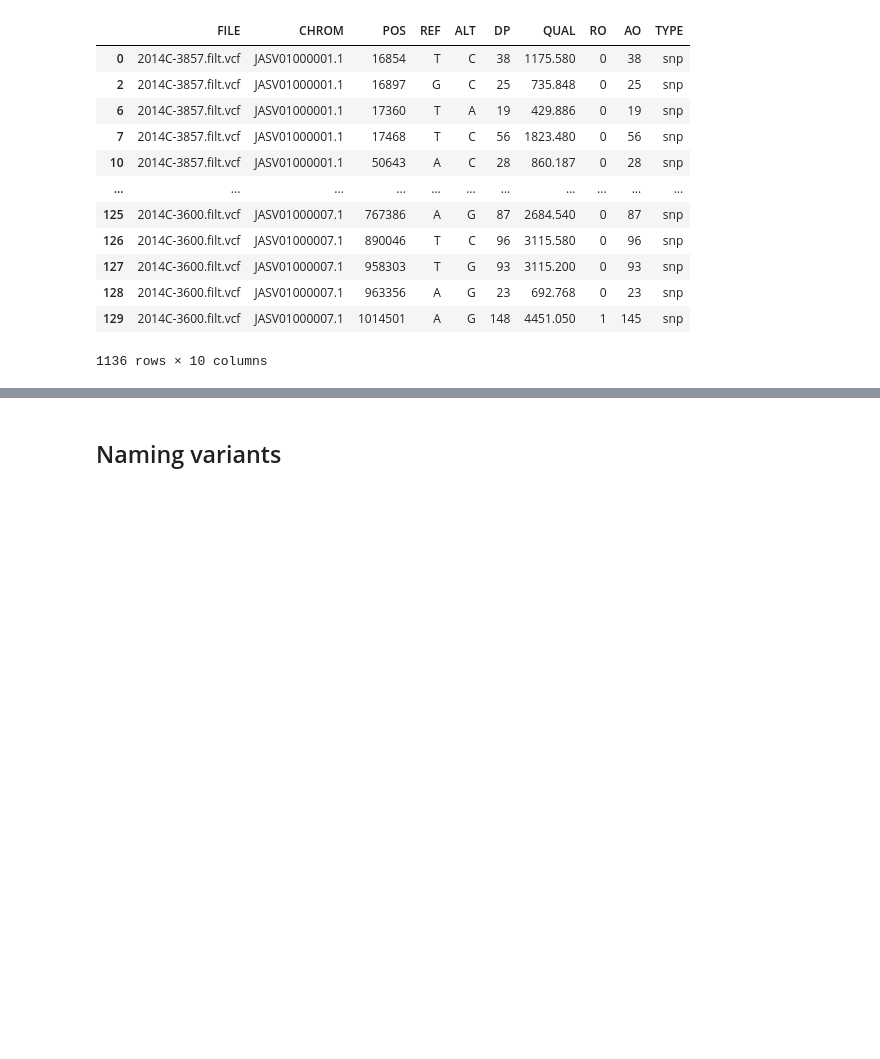
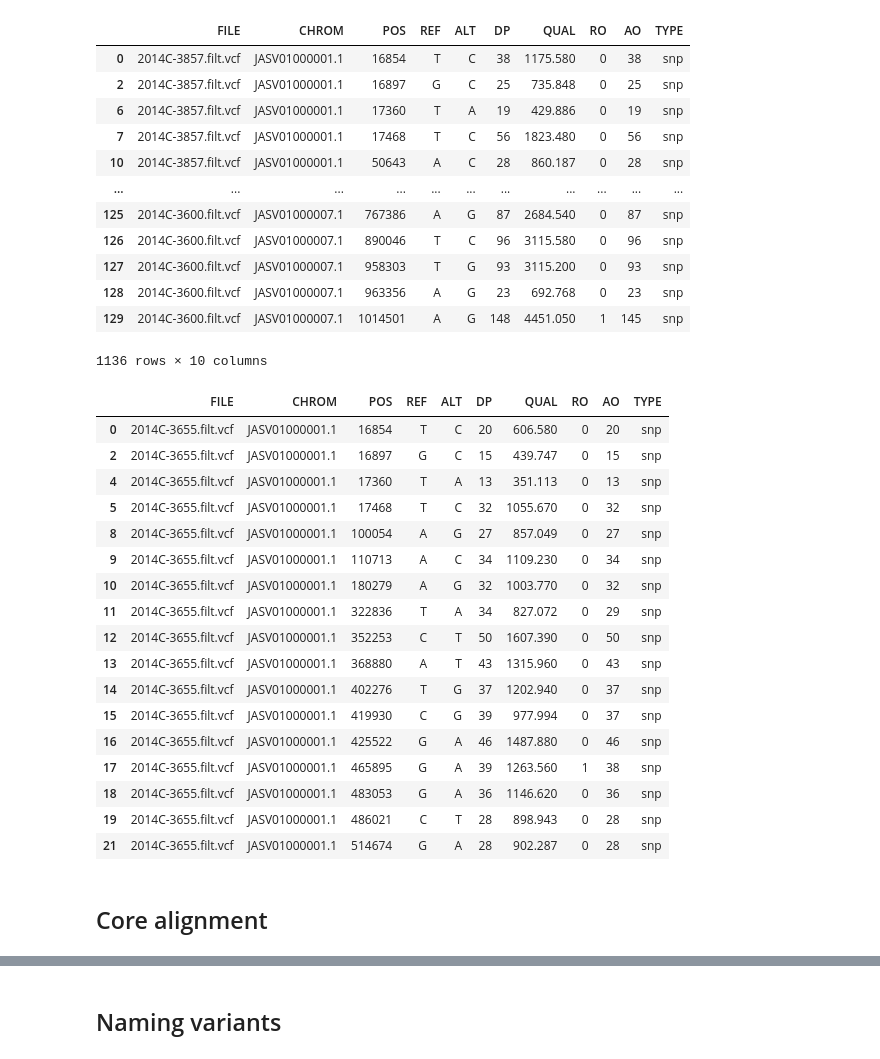
Before and after one commit to apetkau/variant-repo-test, a Jupyter notebook: load-vcf.ipynb, the cells around one changed output, grey strips where cells are left out. Cells and saved outputs as stored; diff of their text form; code cells hidden in the pictures; blank space fills up the shorter version.

```diff
--- a/load-vcf.ipynb
+++ b/load-vcf.ipynb
@@ -151,3 +153,24 @@ df
 | 128 | 2014C-3600.filt.vcf | JASV01000007.1 | 963356 | A | G | 23 | 692.768 | 0 | 23 | snp |
 | 129 | 2014C-3600.filt.vcf | JASV01000007.1 | 1014501 | A | G | 148 | 4451.050 | 1 | 145 | snp |
 1136 rows × 10 columns
+# %%
+df[(df['CHROM'] == 'JASV01000001.1') & (df['FILE'] == '2014C-3655.filt.vcf')].sort_values('POS')
+# %% [output]
+|  | FILE | CHROM | POS | REF | ALT | DP | QUAL | RO | AO | TYPE |
+| 0 | 2014C-3655.filt.vcf | JASV01000001.1 | 16854 | T | C | 20 | 606.580 | 0 | 20 | snp |
+| 2 | 2014C-3655.filt.vcf | JASV01000001.1 | 16897 | G | C | 15 | 439.747 | 0 | 15 | snp |
+| 4 | 2014C-3655.filt.vcf | JASV01000001.1 | 17360 | T | A | 13 | 351.113 | 0 | 13 | snp |
+| 5 | 2014C-3655.filt.vcf | JASV01000001.1 | 17468 | T | C | 32 | 1055.670 | 0 | 32 | snp |
+| 8 | 2014C-3655.filt.vcf | JASV01000001.1 | 100054 | A | G | 27 | 857.049 | 0 | 27 | snp |
+| 9 | 2014C-3655.filt.vcf | JASV01000001.1 | 110713 | A | C | 34 | 1109.230 | 0 | 34 | snp |
+| 10 | 2014C-3655.filt.vcf | JASV01000001.1 | 180279 | A | G | 32 | 1003.770 | 0 | 32 | snp |
+| 11 | 2014C-3655.filt.vcf | JASV01000001.1 | 322836 | T | A | 34 | 827.072 | 0 | 29 | snp |
+| 12 | 2014C-3655.filt.vcf | JASV01000001.1 | 352253 | C | T | 50 | 1607.390 | 0 | 50 | snp |
+| 13 | 2014C-3655.filt.vcf | JASV01000001.1 | 368880 | A | T | 43 | 1315.960 | 0 | 43 | snp |
+| 14 | 2014C-3655.filt.vcf | JASV01000001.1 | 402276 | T | G | 37 | 1202.940 | 0 | 37 | snp |
+| 15 | 2014C-3655.filt.vcf | JASV01000001.1 | 419930 | C | G | 39 | 977.994 | 0 | 37 | snp |
+| 16 | 2014C-3655.filt.vcf | JASV01000001.1 | 425522 | G | A | 46 | 1487.880 | 0 | 46 | snp |
+| 17 | 2014C-3655.filt.vcf | JASV01000001.1 | 465895 | G | A | 39 | 1263.560 | 1 | 38 | snp |
+| 18 | 2014C-3655.filt.vcf | JASV01000001.1 | 483053 | G | A | 36 | 1146.620 | 0 | 36 | snp |
+| 19 | 2014C-3655.filt.vcf | JASV01000001.1 | 486021 | C | T | 28 | 898.943 | 0 | 28 | snp |
+| 21 | 2014C-3655.filt.vcf | JASV01000001.1 | 514674 | G | A | 28 | 902.287 | 0 | 28 | snp |
@@ -153,0 +181,2 @@ df
+# %% [markdown]
+## Core alignment
```
Also changed, not shown: parts of 11 cells of this notebook.
